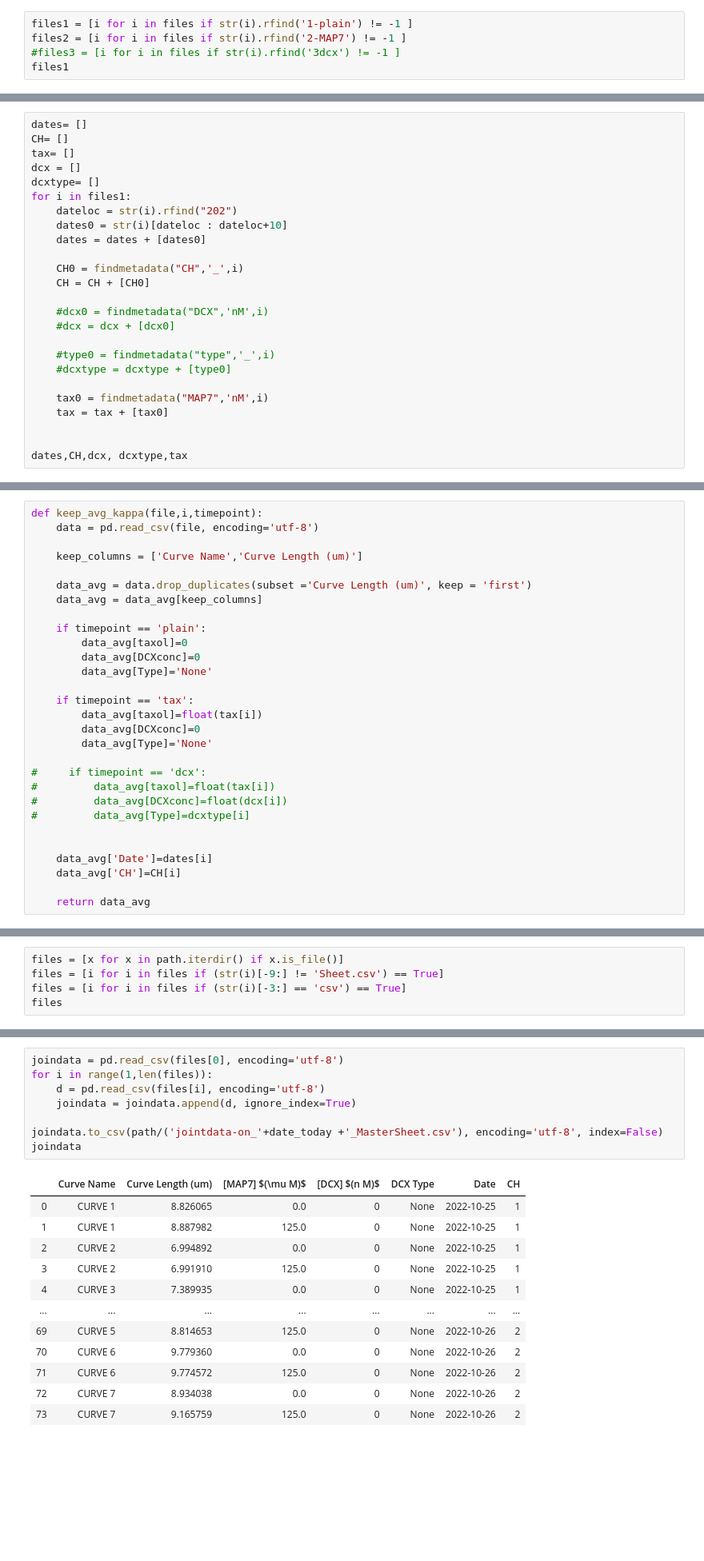
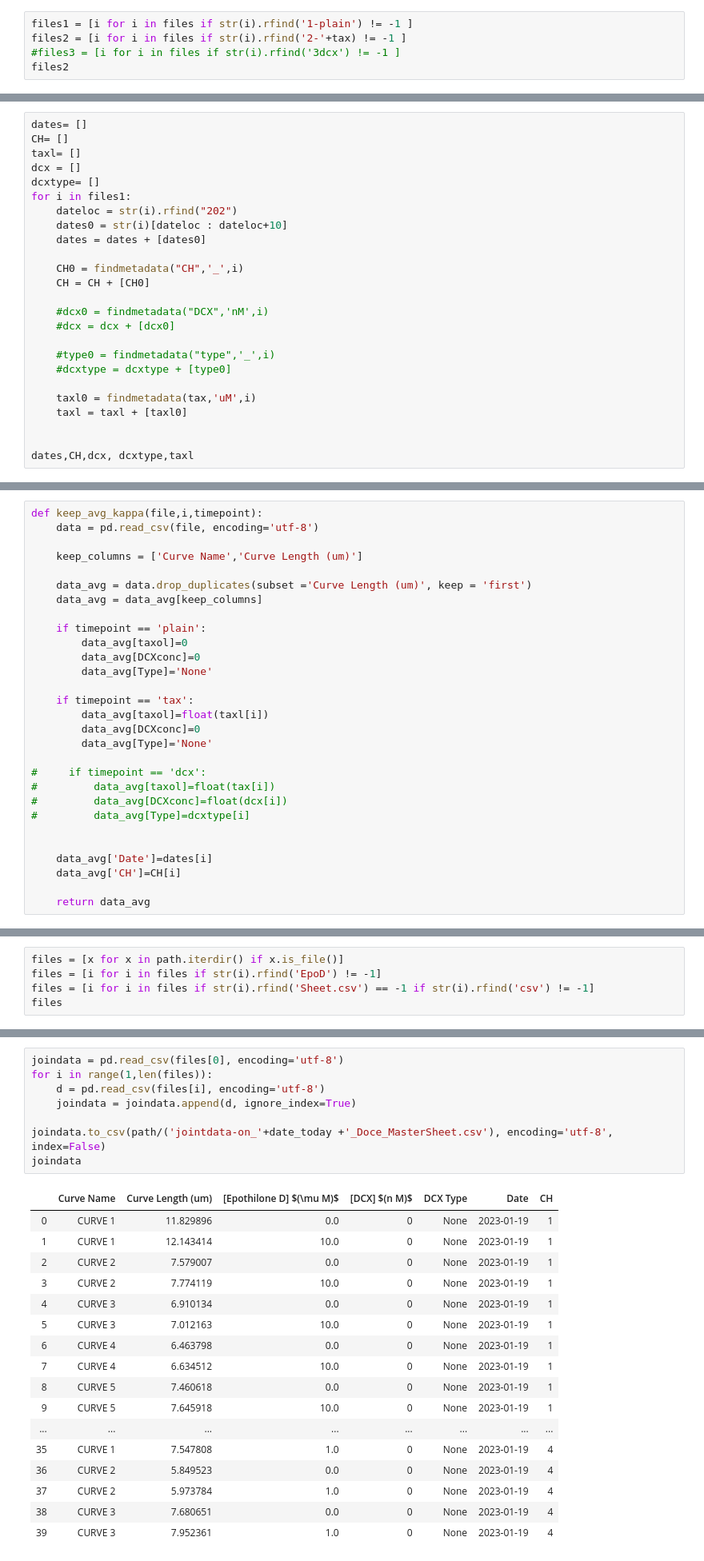
Before and after one commit to sofiacruzt/sofia-brouhardlab, a Jupyter notebook: curvature_taxol/expansion-compaction.ipynb, the cells around one changed output, grey strips where cells are left out. Shown at 80% size. Cells and saved outputs as stored; diff of their text form; blank space fills up the shorter version.

```diff
--- a/curvature_taxol/expansion-compaction.ipynb
+++ b/curvature_taxol/expansion-compaction.ipynb
@@ -97,6 +104,6 @@ files
 # %%
 files1 = [i for i in files if str(i).rfind('1-plain') != -1 ]
-files2 = [i for i in files if str(i).rfind('2-MAP7') != -1 ]
+files2 = [i for i in files if str(i).rfind('2-'+tax) != -1 ]
 #files3 = [i for i in files if str(i).rfind('3dcx') != -1 ]
-files1
+files2
 # %% [output]
@@ -113,7 +122,7 @@ def findmetadata(tag,end,i):
 # %%
 dates= []
 CH= []
-tax= []
+taxl= []
 dcx = []
 dcxtype= []
 for i in files1:
@@ -130,9 +139,9 @@ for i in files1:
     #type0 = findmetadata("type",'_',i)
     #dcxtype = dcxtype + [type0]
 
-    tax0 = findmetadata("MAP7",'nM',i)
-    tax = tax + [tax0]
+    taxl0 = findmetadata(tax,'uM',i)
+    taxl = taxl + [taxl0]
 
 
-dates,CH,dcx, dcxtype,tax
+dates,CH,dcx, dcxtype,taxl
 # %% [output]
@@ -152,7 +165,7 @@ def keep_avg_kappa(file,i,timepoint):
         data_avg[Type]='None'
 
     if timepoint == 'tax':
-        data_avg[taxol]=float(tax[i])
+        data_avg[taxol]=float(taxl[i])
         data_avg[DCXconc]=0
         data_avg[Type]='None'
 
@@ -225,7 +238,7 @@ askdirectory = filedialog.askdirectory() # show an "Open" dialog box and return
 path = Path(askdirectory)
 # %%
 files = [x for x in path.iterdir() if x.is_file()]
-files = [i for i in files if (str(i)[-9:] != 'Sheet.csv') == True]
-files = [i for i in files if (str(i)[-3:] == 'csv') == True]
+files = [i for i in files if str(i).rfind('EpoD') != -1]
+files = [i for i in files if str(i).rfind('Sheet.csv') == -1 if str(i).rfind('csv') != -1]
 files
 # %% [output]
@@ -236,21 +246,26 @@ df = df.rename(columns={taxol: 'newName1'})
 # %%
 joindata = pd.read_csv(files[0], encoding='utf-8')
 for i in range(1,len(files)):
     d = pd.read_csv(files[i], encoding='utf-8')
     joindata = joindata.append(d, ignore_index=True)
 
-joindata.to_csv(path/('jointdata-on_'+date_today +'_MasterSheet.csv'), encoding='utf-8', index=False)
+joindata.to_csv(path/('jointdata-on_'+date_today +'_Doce_MasterSheet.csv'), encoding='utf-8', index=False)
 joindata
 # %% [output]
-|  | Curve Name | Curve Length (um) | [MAP7] $(\mu M)$ | [DCX] $(n M)$ | DCX Type | Date | CH |
-| 0 | CURVE 1 | 8.826065 | 0.0 | 0 | None | 2022-10-25 | 1 |
-| 1 | CURVE 1 | 8.887982 | 125.0 | 0 | None | 2022-10-25 | 1 |
-| 2 | CURVE 2 | 6.994892 | 0.0 | 0 | None | 2022-10-25 | 1 |
-| 3 | CURVE 2 | 6.991910 | 125.0 | 0 | None | 2022-10-25 | 1 |
-| 4 | CURVE 3 | 7.389935 | 0.0 | 0 | None | 2022-10-25 | 1 |
+|  | Curve Name | Curve Length (um) | [Epothilone D] $(\mu M)$ | [DCX] $(n M)$ | DCX Type | Date | CH |
+| 0 | CURVE 1 | 11.829896 | 0.0 | 0 | None | 2023-01-19 | 1 |
+| 1 | CURVE 1 | 12.143414 | 10.0 | 0 | None | 2023-01-19 | 1 |
+| 2 | CURVE 2 | 7.579007 | 0.0 | 0 | None | 2023-01-19 | 1 |
+| 3 | CURVE 2 | 7.774119 | 10.0 | 0 | None | 2023-01-19 | 1 |
+| 4 | CURVE 3 | 6.910134 | 0.0 | 0 | None | 2023-01-19 | 1 |
+| 5 | CURVE 3 | 7.012163 | 10.0 | 0 | None | 2023-01-19 | 1 |
+| 6 | CURVE 4 | 6.463798 | 0.0 | 0 | None | 2023-01-19 | 1 |
+| 7 | CURVE 4 | 6.634512 | 10.0 | 0 | None | 2023-01-19 | 1 |
+| 8 | CURVE 5 | 7.460618 | 0.0 | 0 | None | 2023-01-19 | 1 |
+| 9 | CURVE 5 | 7.645918 | 10.0 | 0 | None | 2023-01-19 | 1 |
 | ... | ... | ... | ... | ... | ... | ... | ... |
-| 69 | CURVE 5 | 8.814653 | 125.0 | 0 | None | 2022-10-26 | 2 |
-| 70 | CURVE 6 | 9.779360 | 0.0 | 0 | None | 2022-10-26 | 2 |
-| 71 | CURVE 6 | 9.774572 | 125.0 | 0 | None | 2022-10-26 | 2 |
-| 72 | CURVE 7 | 8.934038 | 0.0 | 0 | None | 2022-10-26 | 2 |
-| 73 | CURVE 7 | 9.165759 | 125.0 | 0 | None | 2022-10-26 | 2 |
+| 35 | CURVE 1 | 7.547808 | 1.0 | 0 | None | 2023-01-19 | 4 |
+| 36 | CURVE 2 | 5.849523 | 0.0 | 0 | None | 2023-01-19 | 4 |
+| 37 | CURVE 2 | 5.973784 | 1.0 | 0 | None | 2023-01-19 | 4 |
+| 38 | CURVE 3 | 7.680651 | 0.0 | 0 | None | 2023-01-19 | 4 |
+| 39 | CURVE 3 | 7.952361 | 1.0 | 0 | None | 2023-01-19 | 4 |
```
Also changed, not shown: parts of 39 cells of this notebook, 3 other files.
